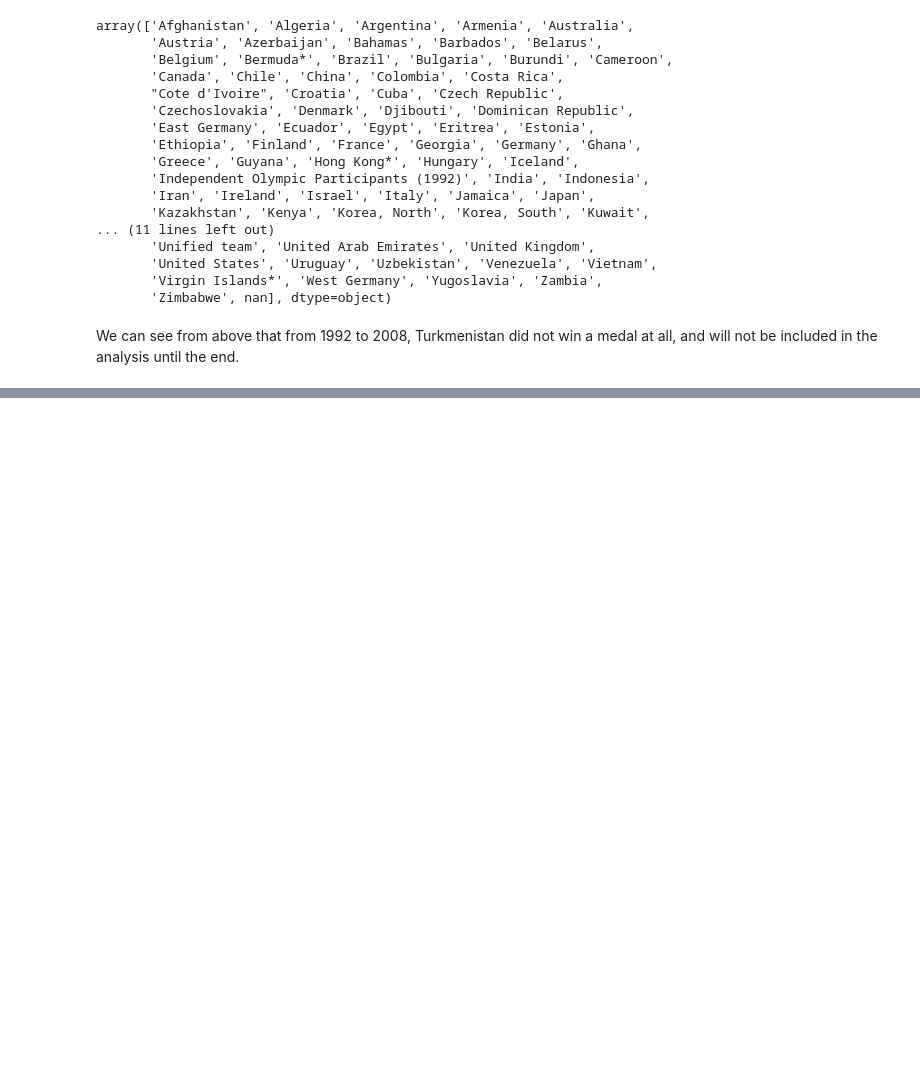
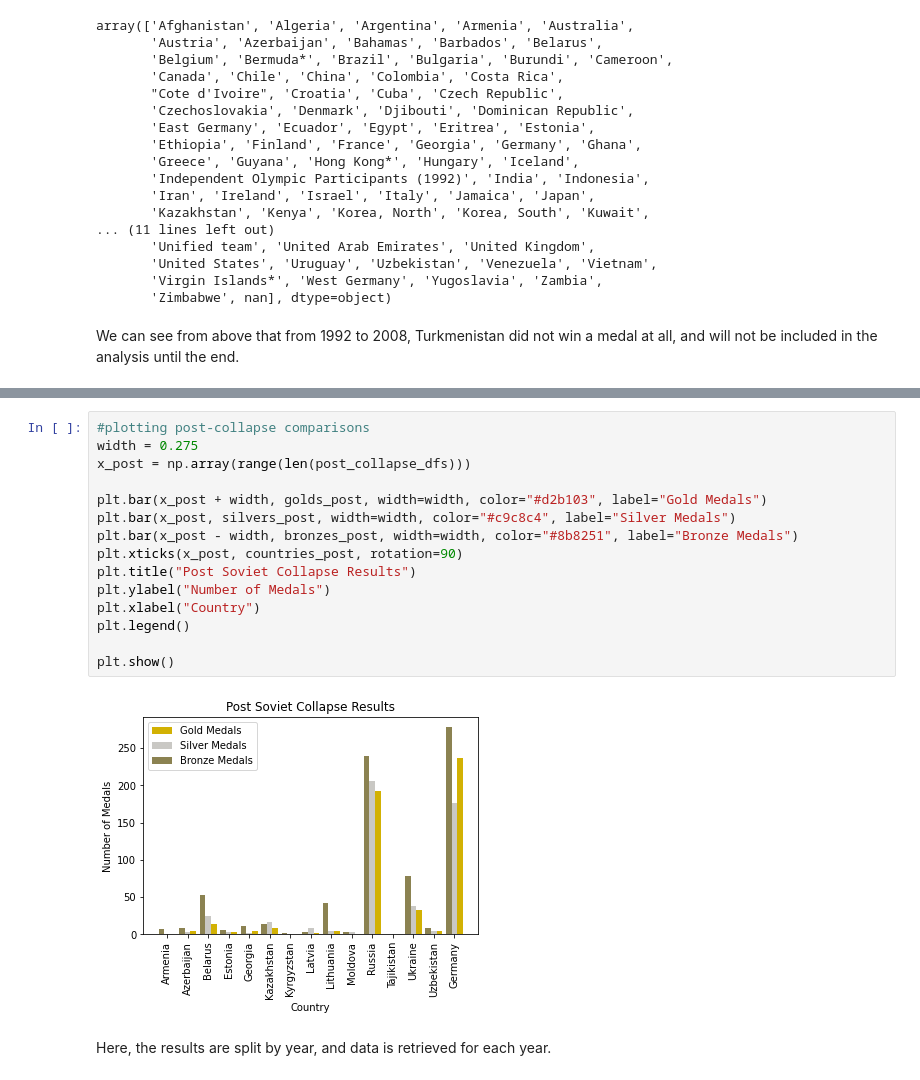
Before and after one commit to rbvancleave/project_1_olympicmedals, a Jupyter notebook: Summer-Olympics-Main.ipynb, the cells around one changed output, grey strips where cells are left out. Saved outputs shown, nothing was run; the diff lists cells and outputs as text; blank space fills up the shorter version.

```diff
--- a/Summer-Olympics-Main.ipynb
+++ b/Summer-Olympics-Main.ipynb
@@ -70,2 +146,21 @@ germany_data = country_olympics_data.get_group("Germany")
+# %%
+#plotting post-collapse comparisons
+width = 0.275
+x_post = np.array(range(len(post_collapse_dfs)))
+
+plt.bar(x_post + width, golds_post, width=width, color="#d2b103", label="Gold Medals")
+plt.bar(x_post, silvers_post, width=width, color="#c9c8c4", label="Silver Medals")
+plt.bar(x_post - width, bronzes_post, width=width, color="#8b8251", label="Bronze Medals")
+plt.xticks(x_post, countries_post, rotation=90)
+plt.title("Post Soviet Collapse Results")
+plt.ylabel("Number of Medals")
+plt.xlabel("Country")
+plt.legend()
+
+plt.show()
+# %% [output]
+[figure, added]
+# %% [markdown]
+Here, the results are split by year, and data is retrieved for each year.
 # %%
 #creating lists to hold medal counts and other important data by pre vs post collapse
```
Also changed, not shown: parts of 11 cells of this notebook.
